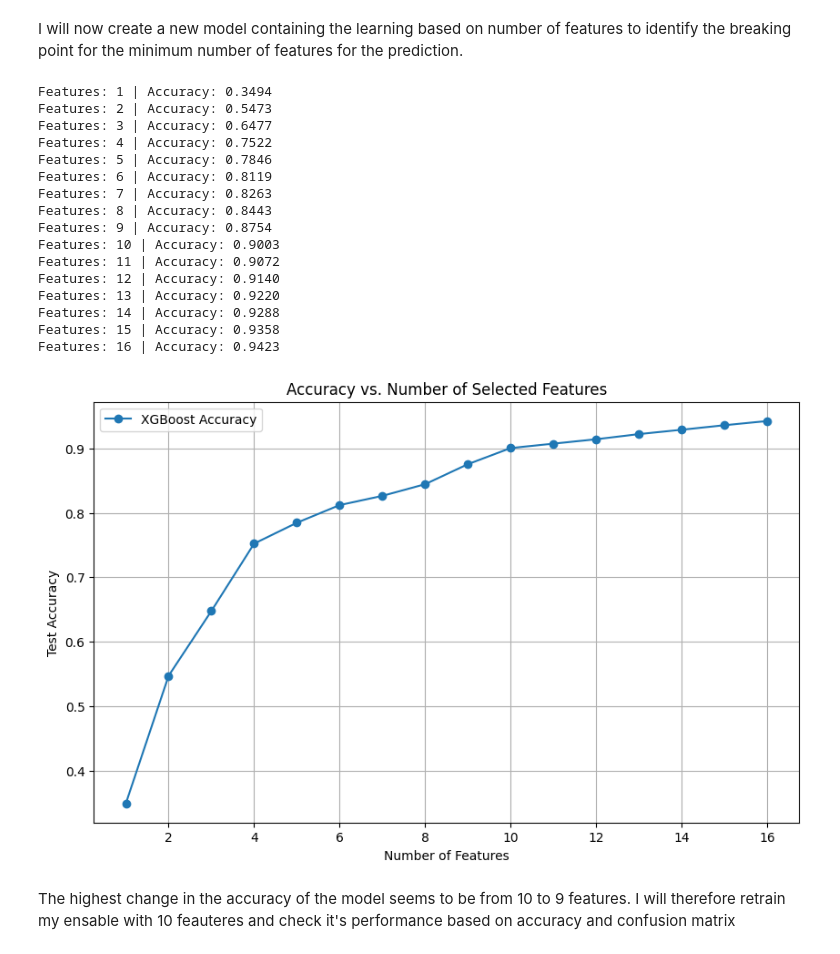
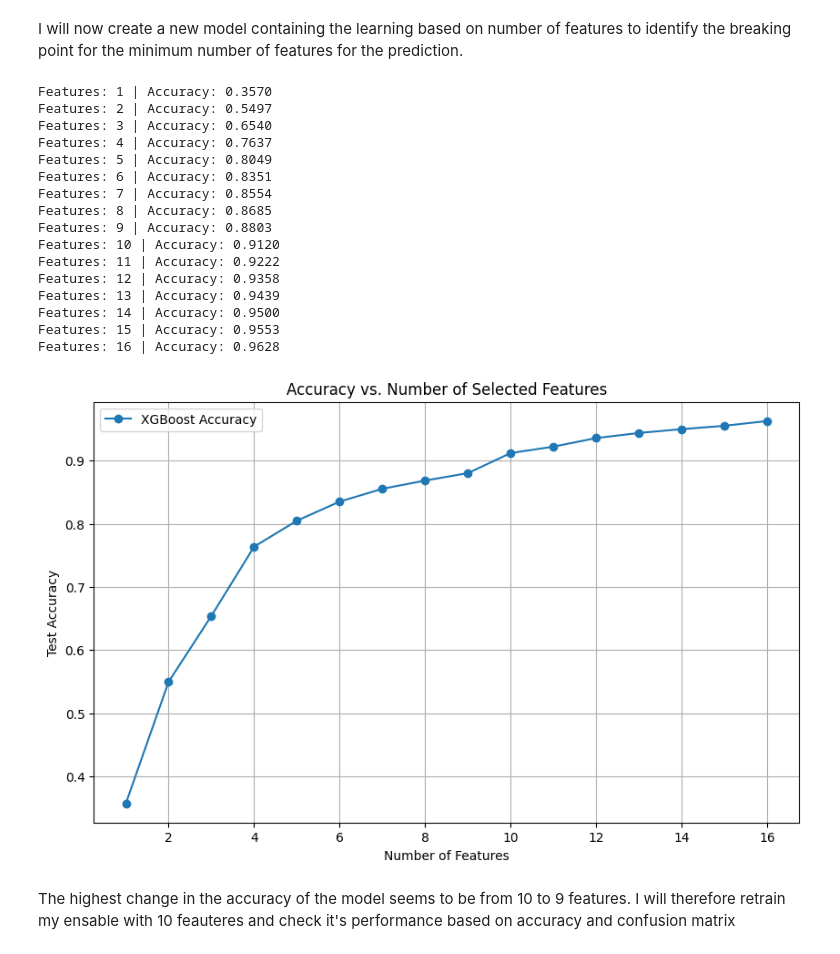
Before and after one commit to lore95/HumanActivityRecognition, a Jupyter notebook: Submission/lorenzo_lucchini_assingment1.ipynb, the cells around one changed output. Saved outputs shown, nothing was run; the diff lists cells and outputs as text; code cells hidden in the pictures.

```diff
--- a/Submission/lorenzo_lucchini_assingment1.ipynb
+++ b/Submission/lorenzo_lucchini_assingment1.ipynb
@@ -263,9 +224,16 @@ X = final_df.drop(columns=["activity"])
 y = final_df["activity"]
 y = y - 1 # I need to do this as the XGBClassifier expects a starting index of 0 and i have it at 1
 
-# Split into train and test sets I chose 20 percent test data
-X_train, X_test, y_train, y_test = train_test_split(X, y, test_size=0.2, stratify=y, random_state=42)
+# Split into validate, train and test sets with 10 20 and 70 percent of data accordingly
+# Step 1: Create the validation set (10% of the data)
+X_train_test, X_val, y_train_test, y_val = train_test_split(
+    X, y, test_size=0.1, stratify=y, random_state=42
+)
 
+# Step 2: Split the remaining 90% into 80% train and 20% test
+X_train, X_test, y_train, y_test = train_test_split(
+    X_train_test, y_train_test, test_size=0.2222, stratify=y_train_test, random_state=42
+)
 #I will no use kfold to split the training data into validation as well
 kf = KFold(n_splits=4, shuffle=True, random_state=42)
 # %% [markdown]
@@ -346,7 +314,7 @@ Even though the best max_depth found was 9, it is also true that the risk of ove
 # %%
 # Create the final model of xgb
 final_xgb = xgb.XGBClassifier(
-    max_depth=4,
+    max_depth=5,
     n_estimators=100,
     learning_rate=0.05,
     subsample=0.8,
@@ -531,7 +523,7 @@ I will still use the Radom Forest with a depth of 4 for my ensamble model.
 # Initialize Random Forest
 rf_model = RandomForestClassifier(
     n_estimators=100,  # Number of trees
-    max_depth=4,  # Limit tree depth to prevent overfitting
+    max_depth=5,  # Limit tree depth to prevent overfitting
     min_samples_split=5,  # Minimum samples required to split
     min_samples_leaf=2,  # Minimum samples in a leaf node
     random_state=42,
@@ -556,7 +548,7 @@ Now I will check if an ensable would make a difference
 # Define Random Forest Model
 ensable_rf_model = RandomForestClassifier(
     n_estimators=100,
-    max_depth=3,
+    max_depth=5,
     min_samples_split=5,
     min_samples_leaf=2,
     random_state=42,
@@ -565,7 +557,7 @@ ensable_rf_model = RandomForestClassifier(
 
 # Define XGBoost Model
 ensable_xgb_model = xgb.XGBClassifier(
-    max_depth=3,
+    max_depth=5,
     n_estimators=100,
     learning_rate=0.1,
     subsample=0.8,
@@ -675,7 +686,7 @@ I will now create a new model containing the learning based on number of feature
 xgb_full = xgb.XGBClassifier(
     n_estimators=100,
     learning_rate=0.05,
-    max_depth=6,
+    max_depth=5,
     random_state=42,
     use_label_encoder=False,
     eval_metric="mlogloss"
@@ -702,57 +713,57 @@ for num_features in feature_range:
     X_test_selected = X_test[selected_features]
 
     xgb_selected = xgb.XGBClassifier(
-        max_depth=4,
+        max_depth=5,
         n_estimators=100,
         learning_rate=0.05,
         subsample=0.8,
         colsample_bytree=0.8,
         reg_alpha=0.1,
         reg_lambda=0.1,
         random_state=42,
         use_label_encoder=False,
         eval_metric="mlogloss"
     )
 
     xgb_selected.fit(X_train_selected, y_train)
 
     # Predict and evaluate accuracy
     y_pred_selected = xgb_selected.predict(X_test_selected)
     accuracy = accuracy_score(y_test, y_pred_selected)
 
     accuracy_results.append((num_features, accuracy))
     print(f"Features: {num_features} | Accuracy: {accuracy:.4f}")
 
 # Convert results to DataFrame
 accuracy_df = pd.DataFrame(accuracy_results, columns=["Num_Features", "Accuracy"])
 
 # Plot Accuracy vs. Number of Features
 plt.figure(figsize=(10, 6))
 plt.plot(accuracy_df["Num_Features"], accuracy_df["Accuracy"], marker="o", linestyle="-", label="XGBoost Accuracy")
 plt.xlabel("Number of Features")
 plt.ylabel("Test Accuracy")
 plt.title("Accuracy vs. Number of Selected Features")
 plt.legend()
 plt.grid(True)
 plt.show()
 # %% [output]
-Features: 1 | Accuracy: 0.3494
-Features: 2 | Accuracy: 0.5473
-Features: 3 | Accuracy: 0.6477
-Features: 4 | Accuracy: 0.7522
-Features: 5 | Accuracy: 0.7846
-Features: 6 | Accuracy: 0.8119
-Features: 7 | Accuracy: 0.8263
-Features: 8 | Accuracy: 0.8443
-Features: 9 | Accuracy: 0.8754
-Features: 10 | Accuracy: 0.9003
-Features: 11 | Accuracy: 0.9072
-Features: 12 | Accuracy: 0.9140
-Features: 13 | Accuracy: 0.9220
-Features: 14 | Accuracy: 0.9288
-Features: 15 | Accuracy: 0.9358
-Features: 16 | Accuracy: 0.9423
+Features: 1 | Accuracy: 0.3570
+Features: 2 | Accuracy: 0.5497
+Features: 3 | Accuracy: 0.6540
+Features: 4 | Accuracy: 0.7637
+Features: 5 | Accuracy: 0.8049
+Features: 6 | Accuracy: 0.8351
+Features: 7 | Accuracy: 0.8554
+Features: 8 | Accuracy: 0.8685
+Features: 9 | Accuracy: 0.8803
+Features: 10 | Accuracy: 0.9120
+Features: 11 | Accuracy: 0.9222
+Features: 12 | Accuracy: 0.9358
+Features: 13 | Accuracy: 0.9439
+Features: 14 | Accuracy: 0.9500
+Features: 15 | Accuracy: 0.9553
+Features: 16 | Accuracy: 0.9628
-[figure, old version]
+[figure, new version]
 # %% [markdown]
 The highest change in the accuracy of the model seems to be from 10 to 9 features. I will therefore retrain my ensable with 10 feauteres and check it's performance based on accuracy and confusion matrix
 # %%
```
Also changed, not shown: parts of 47 cells of this notebook, 2 other files.
